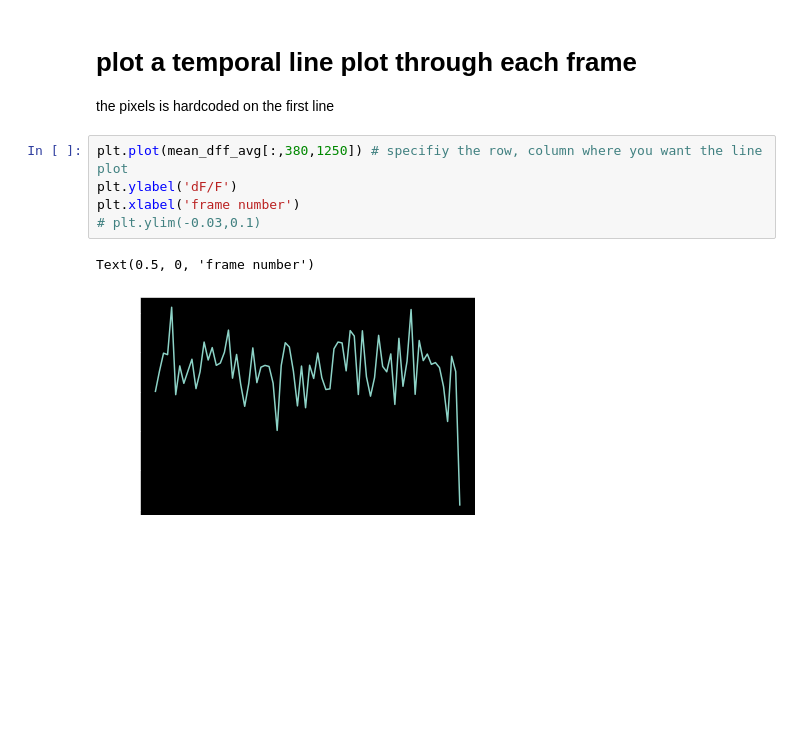
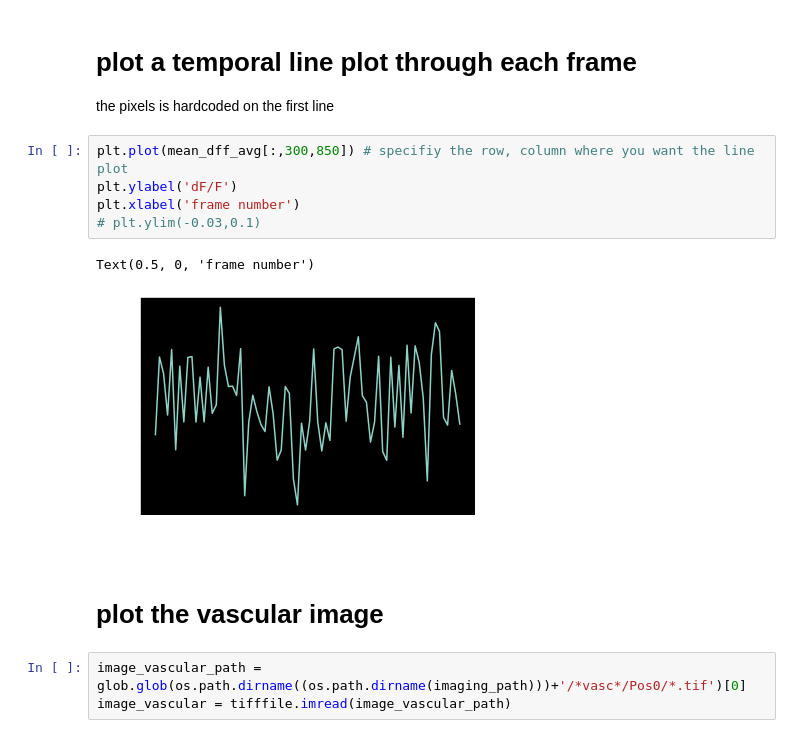
Before and after one commit to denmanlab/djd_notebooks, a Jupyter notebook: imaging_sandbox.ipynb, the cells around one changed output. Drawn from its saved outputs; the diff is of its cells as text; blank space fills up the shorter version.

```diff
--- a/imaging_sandbox.ipynb
+++ b/imaging_sandbox.ipynb
@@ -149,10 +149,15 @@ interactive(children=(FloatSlider(value=10.0, description='i', max=75.0, min=1.0
 # plot a temporal line plot through each frame
 the pixels is hardcoded on the first line
 # %%
-plt.plot(mean_dff_avg[:,380,1250]) # specifiy the row, column where you want the line plot
+plt.plot(mean_dff_avg[:,300,850]) # specifiy the row, column where you want the line plot
 plt.ylabel('dF/F')
 plt.xlabel('frame number')
 # plt.ylim(-0.03,0.1)
 # %% [output]
 Text(0.5, 0, 'frame number')
-[figure, old version]
+[figure, new version]
+# %% [markdown]
+# plot the vascular image
+# %%
+image_vascular_path = glob.glob(os.path.dirname((os.path.dirname(imaging_path)))+'/*vasc*/Pos0/*.tif')[0]
+image_vascular = tifffile.imread(image_vascular_path)
```
Also changed, not shown: parts of 1 cell of this notebook.
